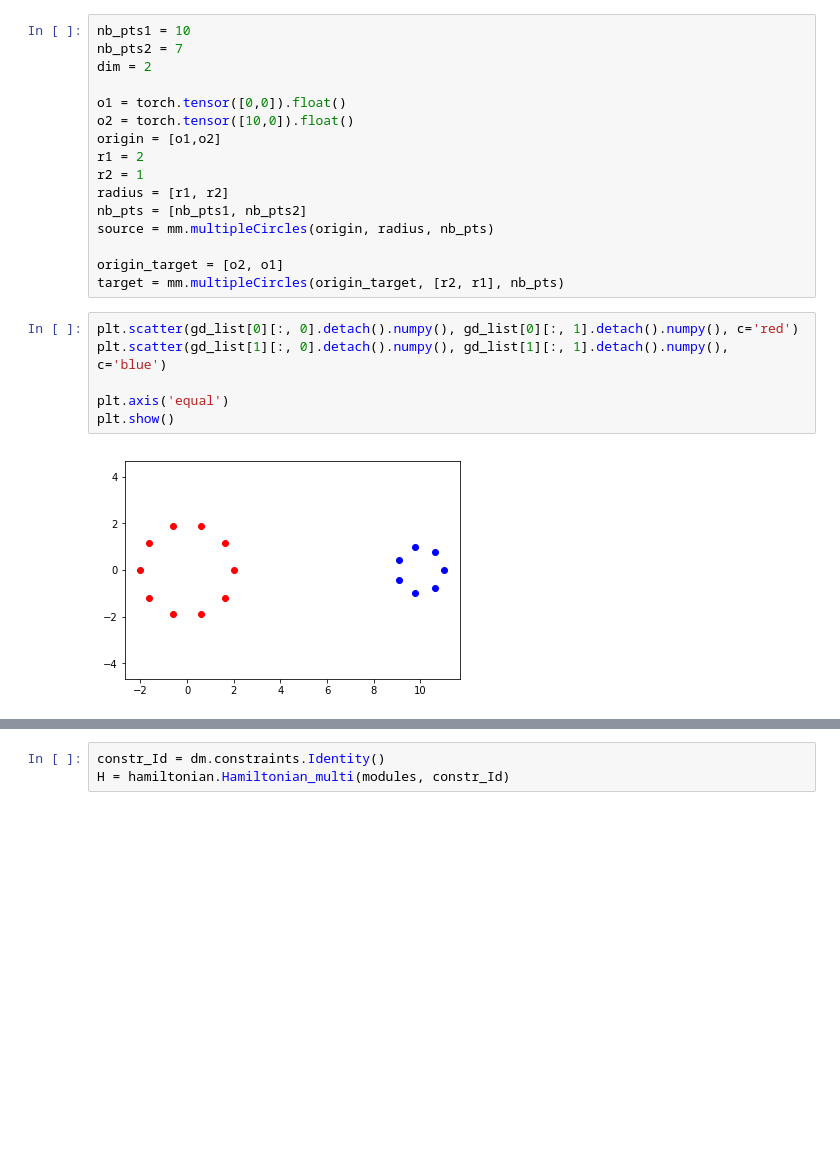
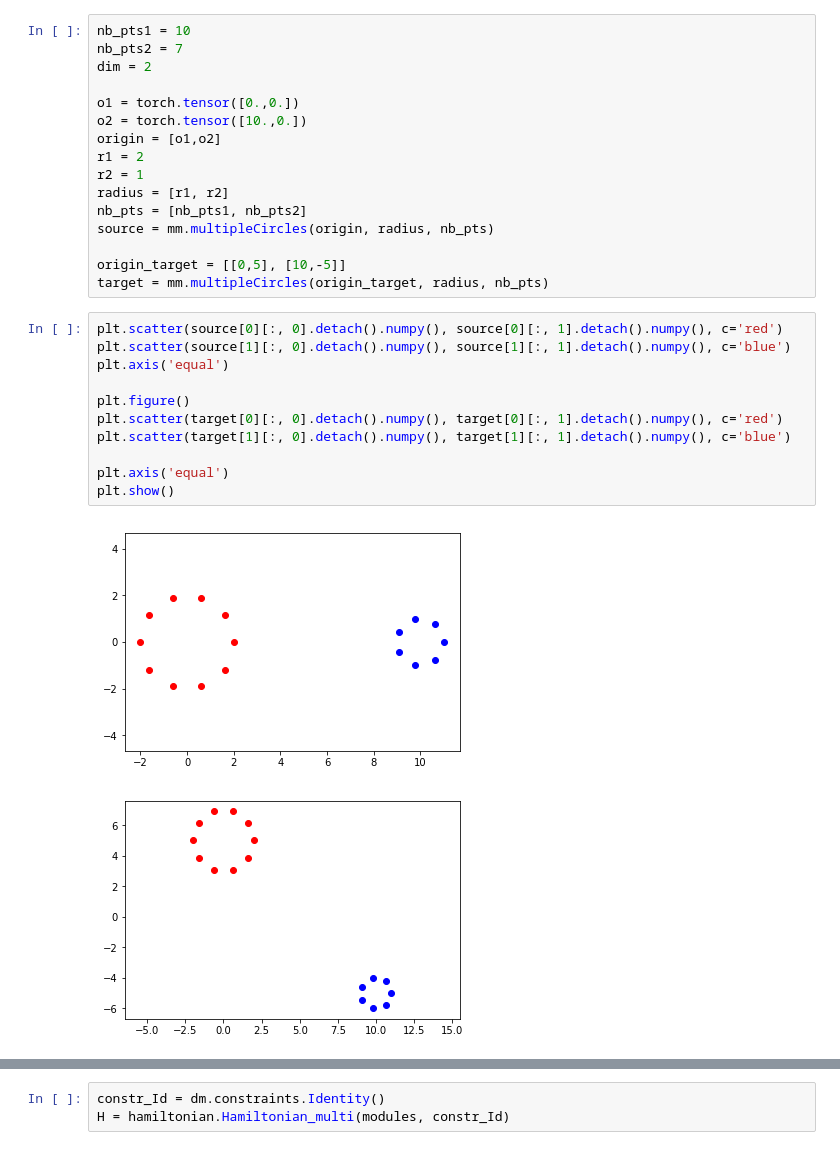
Before and after one commit to RosaKow/Masterthesis, a Jupyter notebook: defmod/Notebook-MultishapeMatching.ipynb, the cells around one changed output, grey strips where cells are left out. Cells and saved outputs as stored; diff of their text form; blank space fills up the shorter version.

```diff
--- a/defmod/Notebook-MultishapeMatching.ipynb
+++ b/defmod/Notebook-MultishapeMatching.ipynb
@@ -19,8 +21,8 @@ nb_pts1 = 10
 nb_pts2 = 7
 dim = 2
 
-o1 = torch.tensor([0,0]).float()
-o2 = torch.tensor([10,0]).float()
+o1 = torch.tensor([0.,0.])
+o2 = torch.tensor([10.,0.])
 origin = [o1,o2]
 r1 = 2
 r2 = 1
@@ -28,15 +30,21 @@ radius = [r1, r2]
 nb_pts = [nb_pts1, nb_pts2]
 source = mm.multipleCircles(origin, radius, nb_pts)
 
-origin_target = [o2, o1]
-target = mm.multipleCircles(origin_target, [r2, r1], nb_pts)
+origin_target = [[0,5], [10,-5]]
+target = mm.multipleCircles(origin_target, radius, nb_pts)
 # %%
-plt.scatter(gd_list[0][:, 0].detach().numpy(), gd_list[0][:, 1].detach().numpy(), c='red')
-plt.scatter(gd_list[1][:, 0].detach().numpy(), gd_list[1][:, 1].detach().numpy(), c='blue')
+plt.scatter(source[0][:, 0].detach().numpy(), source[0][:, 1].detach().numpy(), c='red')
+plt.scatter(source[1][:, 0].detach().numpy(), source[1][:, 1].detach().numpy(), c='blue')
+plt.axis('equal')
+
+plt.figure()
+plt.scatter(target[0][:, 0].detach().numpy(), target[0][:, 1].detach().numpy(), c='red')
+plt.scatter(target[1][:, 0].detach().numpy(), target[1][:, 1].detach().numpy(), c='blue')
 
 plt.axis('equal')
 plt.show()
 # %% [output]
 [figure]
+[figure, added]
 # %%
 # Defining the deformation modules
```
Also changed, not shown: parts of 12 cells of this notebook, 17 other files.
